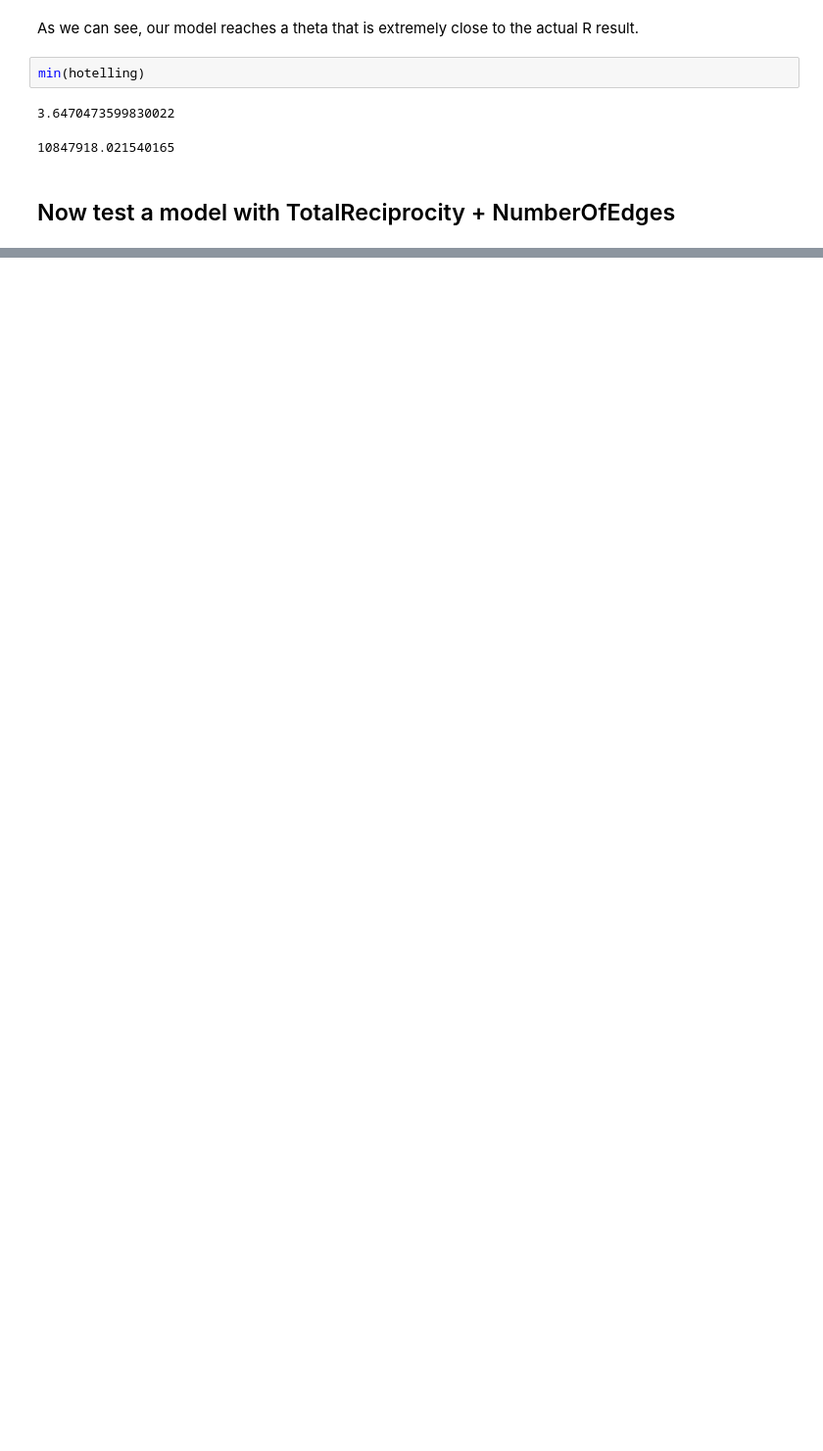
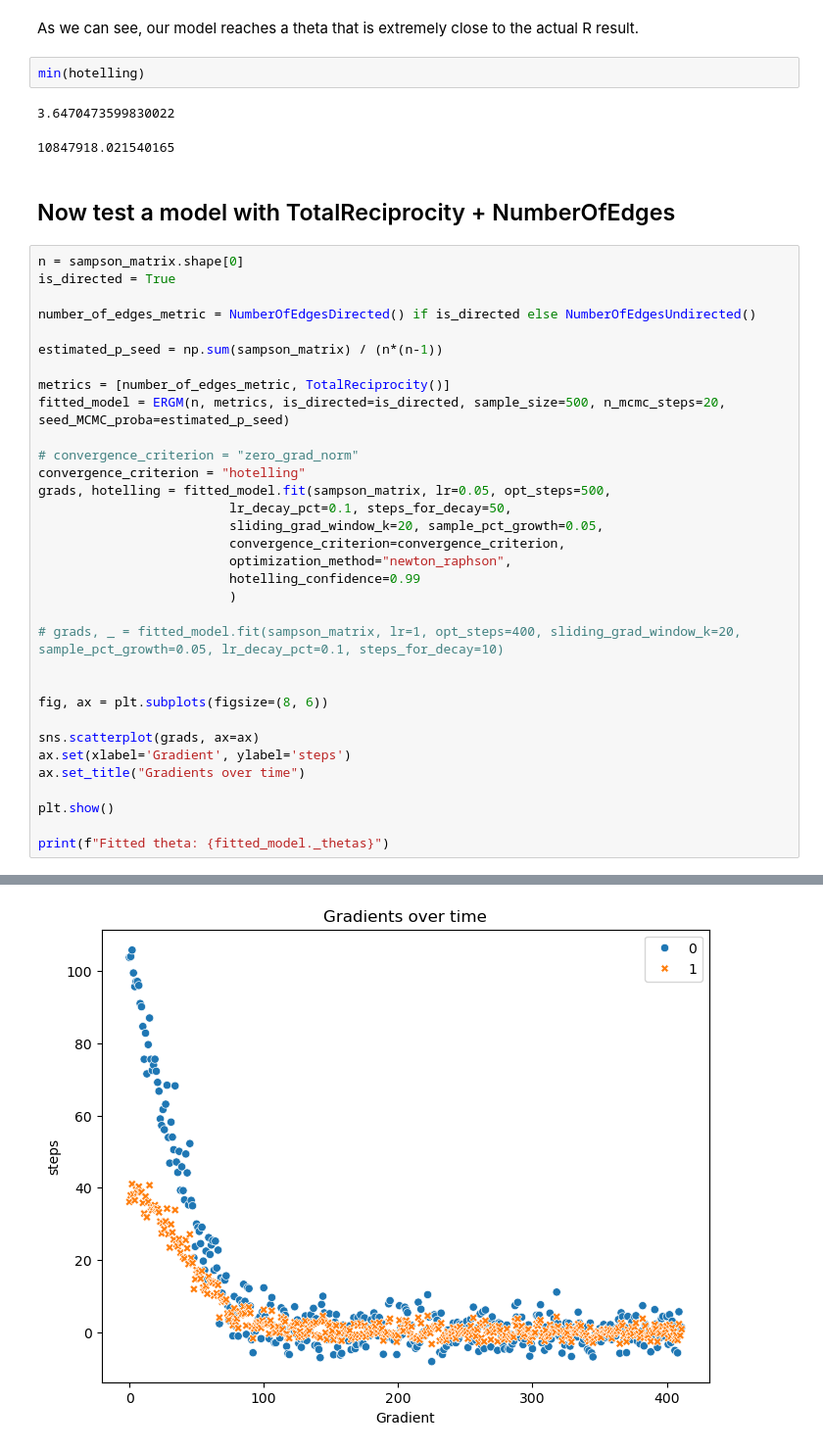
Before and after one commit to tomtalp/pyERGM, a Jupyter notebook: examples/first_example.ipynb, the cells around one changed output, grey strips where cells are left out. Shown at 98% size. Cells and saved outputs as stored; diff of their text form; blank space fills up the shorter version.

Commit message:
debugging stuff for covariance matrix estimation

```diff
--- a/examples/first_example.ipynb
+++ b/examples/first_example.ipynb
@@ -109,3 +102,37 @@ min(hotelling)
 10847918.021540165
 # %% [markdown]
 ## Now test a model with TotalReciprocity + NumberOfEdges
+# %%
+n = sampson_matrix.shape[0]
+is_directed = True
+
+number_of_edges_metric = NumberOfEdgesDirected() if is_directed else NumberOfEdgesUndirected()
+
+estimated_p_seed = np.sum(sampson_matrix) / (n*(n-1))
+
+metrics = [number_of_edges_metric, TotalReciprocity()]
+fitted_model = ERGM(n, metrics, is_directed=is_directed, sample_size=500, n_mcmc_steps=20, seed_MCMC_proba=estimated_p_seed)
+
+# convergence_criterion = "zero_grad_norm"
+convergence_criterion = "hotelling"
+grads, hotelling = fitted_model.fit(sampson_matrix, lr=0.05, opt_steps=500,
+                         lr_decay_pct=0.1, steps_for_decay=50,
+                         sliding_grad_window_k=20, sample_pct_growth=0.05,
+                         convergence_criterion=convergence_criterion,
+                         optimization_method="newton_raphson",
+                         hotelling_confidence=0.99
+                         )
+
+# grads, _ = fitted_model.fit(sampson_matrix, lr=1, opt_steps=400, sliding_grad_window_k=20, sample_pct_growth=0.05, lr_decay_pct=0.1, steps_for_decay=10)
+
+
+fig, ax = plt.subplots(figsize=(8, 6))
+
+sns.scatterplot(grads, ax=ax)
+ax.set(xlabel='Gradient', ylabel='steps')
+ax.set_title("Gradients over time")
+
+plt.show()
+
+print(f"Fitted theta: {fitted_model._thetas}")
+# %% [output]
@@ -111,0 +156 @@ min(hotelling)
+[figure, added]
```
Also changed, not shown: parts of 20 cells of this notebook, 1 other file.
